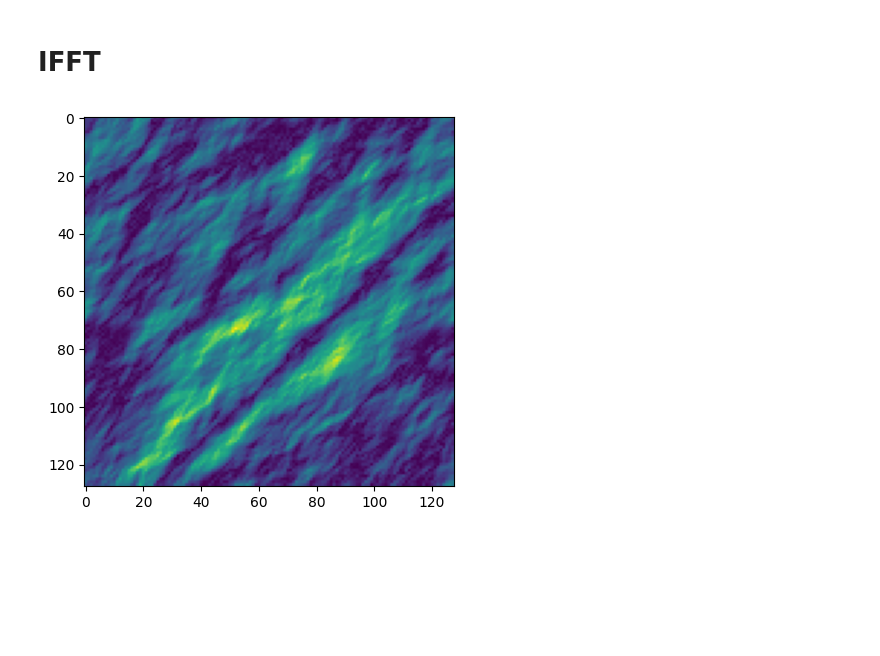
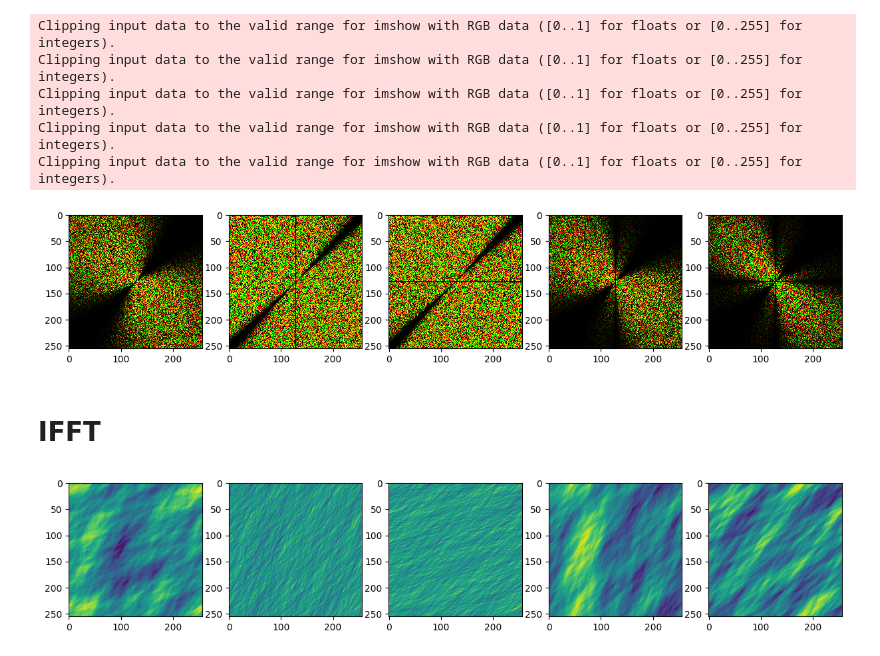
Before and after one commit to DavideRuzza/FFT_RealTime_Ocean, a Jupyter notebook: test_fft_ifft.ipynb, the cells around one changed output. Saved outputs shown, nothing was run; the diff lists cells and outputs as text; code cells hidden in the pictures; blank space fills up the shorter version.

```diff
--- a/test_fft_ifft.ipynb
+++ b/test_fft_ifft.ipynb
@@ -4,7 +4,7 @@ import matplotlib.pyplot as plt
 from numpy.fft import fft, ifft
 # %%
 L = 100
-N = 128
+N = 256
 log2N = int(np.log2(N))
 g = 9.81
 # %%
@@ -38,6 +38,6 @@ F = 10
 # %%
-P_k = PM(K, 50, np.array([1, 1])/np.sqrt(2))
-P_minus_k = PM(-K, 50, np.array([1, 1])/np.sqrt(2))
+P_k = PM(K, 10, np.array([1, 1])/np.sqrt(2))
+P_minus_k = PM(-K, 10, np.array([1, 1])/np.sqrt(2))
 omega = np.sqrt(g*k[:,:,0])
-h_0_k = (eta0-1j*eta1)*np.sqrt(2*P_k)*1e6
+h_0_k = (eta0+1j*eta1)*np.sqrt(2*P_k)*1e6
 h_0_minus_k = (eta0-1j*eta1)*np.sqrt(2*P_k)*1e6
@@ -48,3 +44,46 @@ h_k_t_ri = np.stack((h_k_t.real, h_k_t.imag), axis=2)
+# %%
+t=50
+h_k_t = 0.5*h_0_k*np.exp(1j*omega*t)+0.5*h_0_k*np.exp(-1j*omega*t)
+h_k_t_sx = h_k_t*(1j*K[:,:,0])
+h_k_t_sy = h_k_t*(1j*K[:,:,1])
+h_k_t_dx = h_k_t*(-1j*K[:,:,0]/k[:,:,0])
+h_k_t_dy = h_k_t*(-1j*K[:,:,1]/k[:,:,0])
+h_k_t_dxy = h_k_t*(-1j*K[:,:,0]/k[:,:,0])*(-1j*K[:,:,1]/k[:,:,0])
+h_k_t_ri = np.stack((h_k_t.real, h_k_t.imag), axis=2)
+h_k_t_ri_dx = np.stack((h_k_t_dx.real, h_k_t_dx.imag), axis=2)
+h_k_t_ri_dy = np.stack((h_k_t_dy.real, h_k_t_dy.imag), axis=2)
+h_k_t_ri_sx = np.stack((h_k_t_sx.real, h_k_t_sx.imag), axis=2)
+h_k_t_ri_sy = np.stack((h_k_t_sy.real, h_k_t_sy.imag), axis=2)
+h_k_t_ri_dxy = np.stack((h_k_t_dxy.real, h_k_t_dxy.imag), axis=2)
+# %%
+#spectrums
+dummy = np.zeros((N, N, 4), dtype="f4")
+dummy[:,:,3] = 1
+
+plt.figure(figsize=(15, 3))
+plt.subplot(151)
+dummy[:,:,0:2] = h_k_t_ri
+plt.imshow(dummy, interpolation='nearest')
+plt.subplot(152)
+dummy[:,:,0:2] = h_k_t_ri_sx
+plt.imshow(dummy, interpolation='nearest')
+plt.subplot(153)
+dummy[:,:,0:2] = h_k_t_ri_sy
+plt.imshow(dummy, interpolation='nearest')
+plt.subplot(154)
+dummy[:,:,0:2] = h_k_t_ri_dx
+plt.imshow(dummy, interpolation='nearest')
+plt.subplot(155)
+dummy[:,:,0:2] = h_k_t_ri_dxy
+plt.imshow(dummy, interpolation='nearest')
+plt.show()
+# %% [output]
+Clipping input data to the valid range for imshow with RGB data ([0..1] for floats or [0..255] for integers).
+Clipping input data to the valid range for imshow with RGB data ([0..1] for floats or [0..255] for integers).
+Clipping input data to the valid range for imshow with RGB data ([0..1] for floats or [0..255] for integers).
+Clipping input data to the valid range for imshow with RGB data ([0..1] for floats or [0..255] for integers).
+Clipping input data to the valid range for imshow with RGB data ([0..1] for floats or [0..255] for integers).
+[figure, added]
 # %% [markdown]
 # IFFT
 # %%
@@ -112,9 +151,3 @@ def IFFT_2D(spectrum):
     for r in range(N):
         res1[r, :]= IFFT(N, stage1[r, :])
     return res1
-# %%
-h_k_t_ri = np.stack((h_k_t.real, h_k_t.imag), axis=2)
-plt.imshow(np.absolute(IFFT_2D(h_k_t_ri)[:,:,0]))
-plt.show()
-# %% [output]
-[figure, removed]
@@ -120,0 +171,15 @@ plt.show()
+# %%
+plt.figure(figsize=(15, 3))
+plt.subplot(151)
+plt.imshow(Ht)
+plt.subplot(152)
+plt.imshow(Sxt)
+plt.subplot(153)
+plt.imshow(Syt)
+plt.subplot(154)
+plt.imshow(Dxt)
+plt.subplot(155)
+plt.imshow(Dxyt)
+plt.show()
+# %% [output]
+[figure, added]
```
Also changed, not shown: parts of 8 cells of this notebook.
